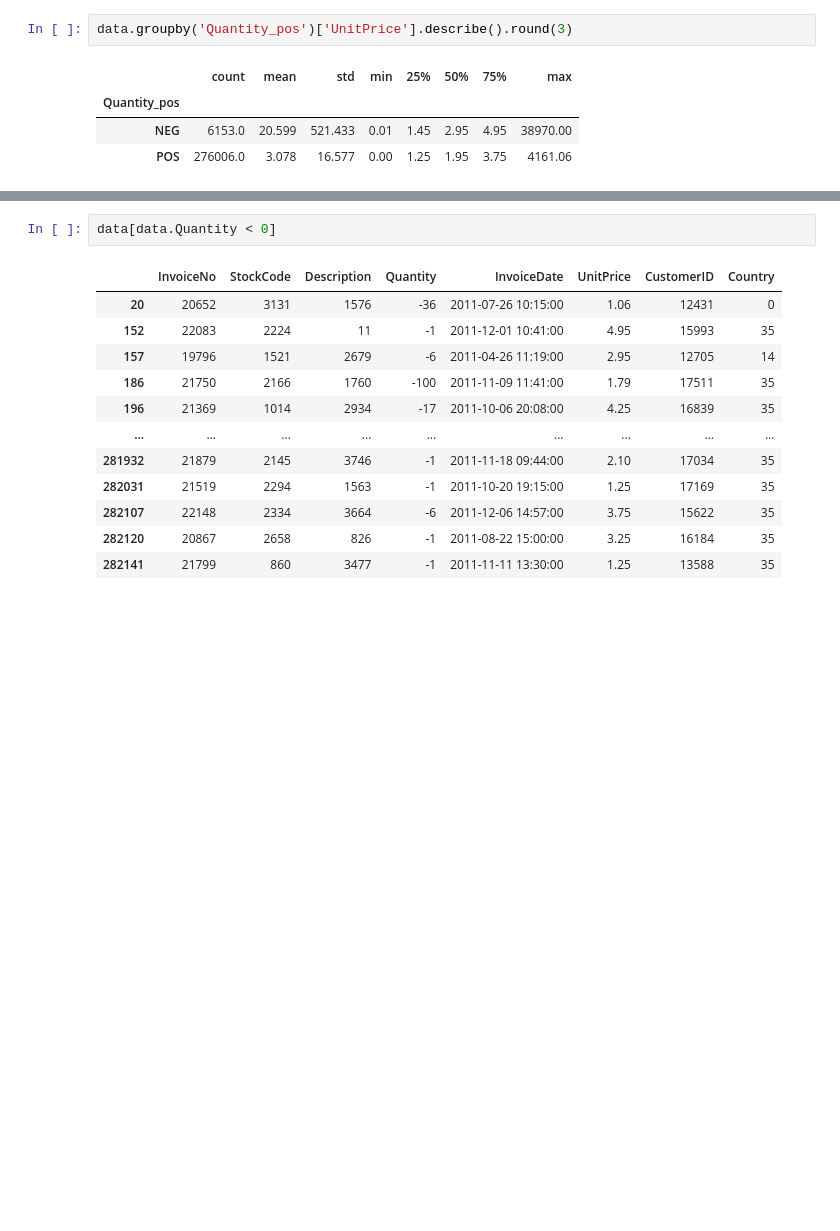
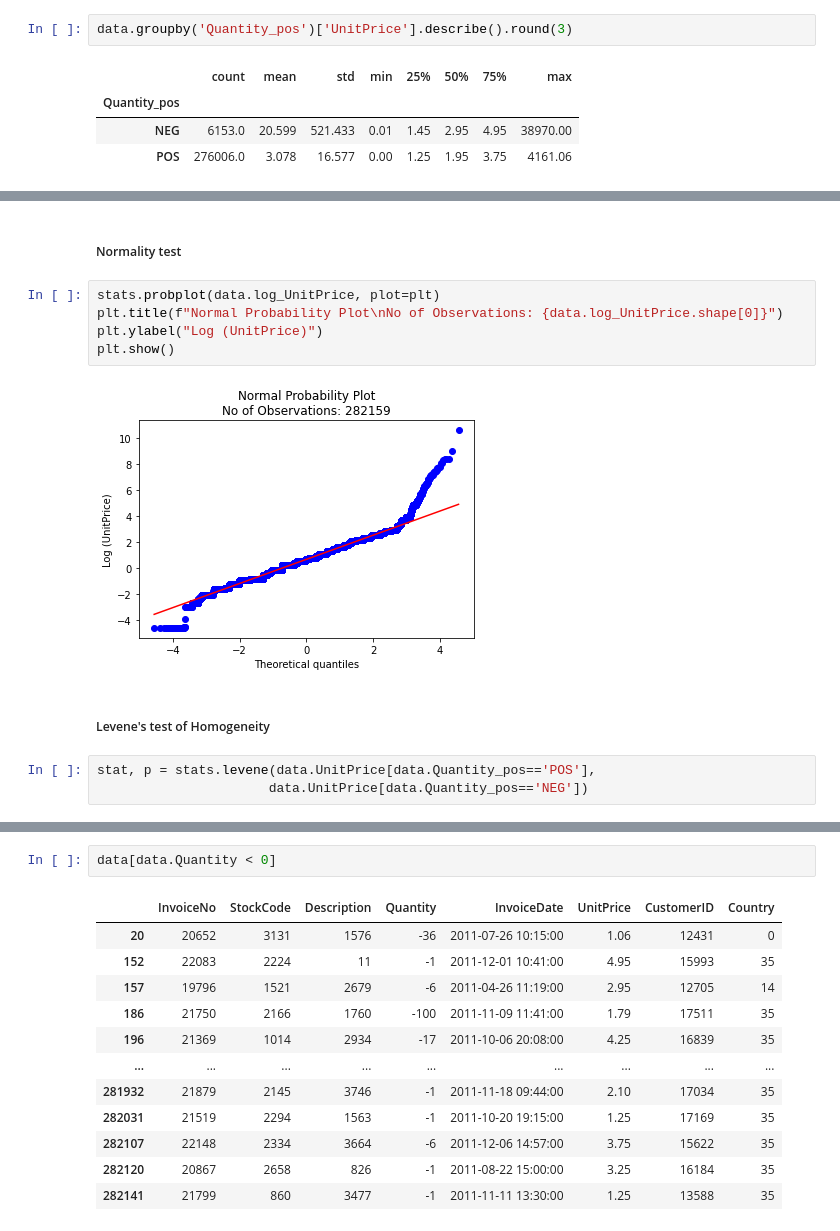
Before and after one commit to gunnerVivek/Foretelling-Retail-price-using-Multivariate-Regression, a Jupyter notebook: analysis.ipynb, the cells around one changed output, grey strips where cells are left out. Saved outputs shown, nothing was run; the diff lists cells and outputs as text; blank space fills up the shorter version.

```diff
--- a/analysis.ipynb
+++ b/analysis.ipynb
@@ -220,0 +235,14 @@ Name: UnitPrice, dtype: float64
+# %% [markdown]
+##### Normality test
+# %%
+stats.probplot(data.log_UnitPrice, plot=plt)
+plt.title(f"Normal Probability Plot\nNo of Observations: {data.log_UnitPrice.shape[0]}")
+plt.ylabel("Log (UnitPrice)")
+plt.show()
+# %% [output]
+[figure, added]
+# %% [markdown]
+##### Levene's test of Homogeneity
+# %%
+stat, p = stats.levene(data.UnitPrice[data.Quantity_pos=='POS'],
+                      data.UnitPrice[data.Quantity_pos=='NEG'])
```
Also changed, not shown: parts of 21 cells of this notebook.
